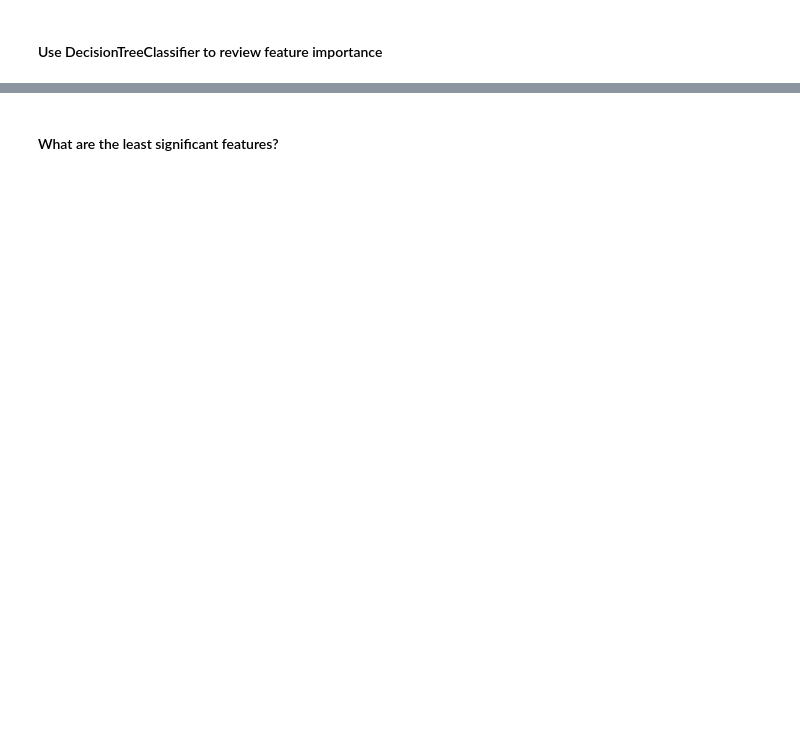
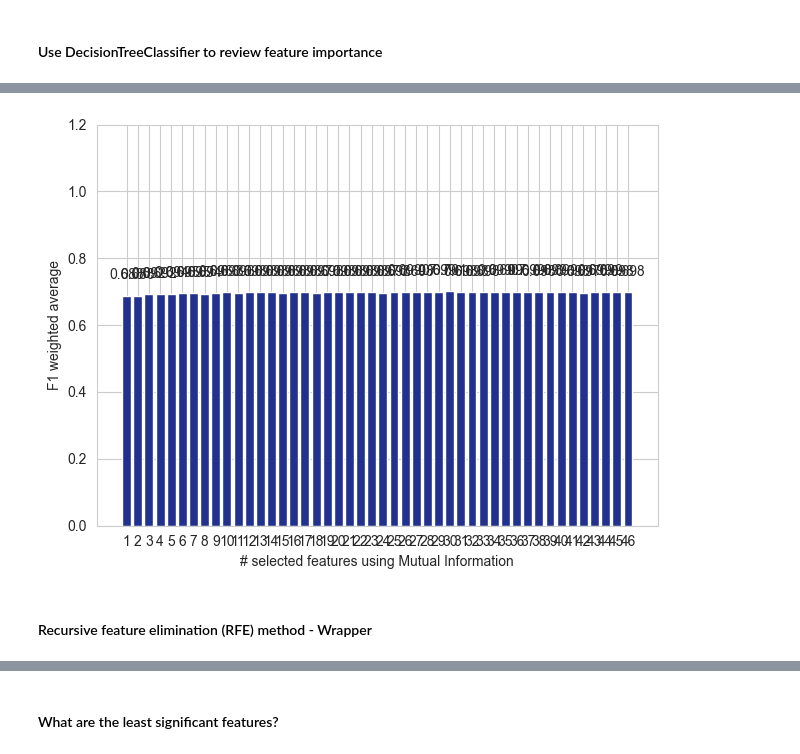
Before and after one commit to julrichkieffer/portfolio-data-science, a Jupyter notebook: 04 vehicle loan default/notebook.ipynb, the cells around one changed output, grey strips where cells are left out. Drawn from its saved outputs; the diff is of its cells as text; code cells hidden in the pictures; blank space fills up the shorter version.

Commit message:
WIP feature selection

```diff
--- a/04 vehicle loan default/notebook.ipynb
+++ b/04 vehicle loan default/notebook.ipynb
@@ -1454,0 +1535,27 @@ feature_significance_threshold = 0.003  # features less than 1/3% significant
+# %%
+%%time
+
+scores = []
+
+for k in tqdm( range(1, len(df_train.columns)) ):
+    selector = SelectKBest(mutual_info_classif, k=k)
+
+    selected_train = selector.fit_transform(df_train, y_train)
+    selected_val   = selector.transform(df_val)
+
+    selected_features_mask = selector.get_support()
+
+    model.fit(selected_train, y_train)
+    selected_pred = model.predict(selected_val)
+
+    scores.append( (
+        k,
+        round(      f1_score(y_val, selected_pred, average='weighted'), 3),
+        round( roc_auc_score(y_val, selected_pred, average='weighted'), 3),
+        list(df_train.columns[  selected_features_mask ]),
+        list(df_train.columns[ ~selected_features_mask ])
+    ) )
+
+df_kbest_feature_selection = pd.DataFrame(scores, columns=['k', 'f1', 'roc_auc', 'selected_features', 'dropped_features'])
+
+del k, selected_pred, selected_train, selected_val, selected_features_mask, selector, scores
@@ -1454,0 +1585,18 @@ feature_significance_threshold = 0.003  # features less than 1/3% significant
+# %%
+fig, ax = plt.subplots()
+
+x = np.arange(1, len(df_train.columns))
+y = df_kbest_feature_selection.f1
+
+ax.bar(x, y)
+ax.set_xticks(x)
+ax.set_xticklabels(x)
+ax.set_xlabel('# selected features using Mutual Information')
+ax.set_ylim(0, 1.2)
+ax.set_ylabel('F1 weighted average')
+
+for i, v in enumerate(y.values):
+    plt.text(x=i+1, y=v+0.05, s=str(v), ha='center')
+
+plt.tight_layout()
+# %% [output]
@@ -1454,0 +1604,3 @@ feature_significance_threshold = 0.003  # features less than 1/3% significant
+[figure, added]
+# %% [markdown]
+#### Recursive feature elimination (RFE) method - Wrapper
```
Also changed, not shown: parts of 35 cells of this notebook.
